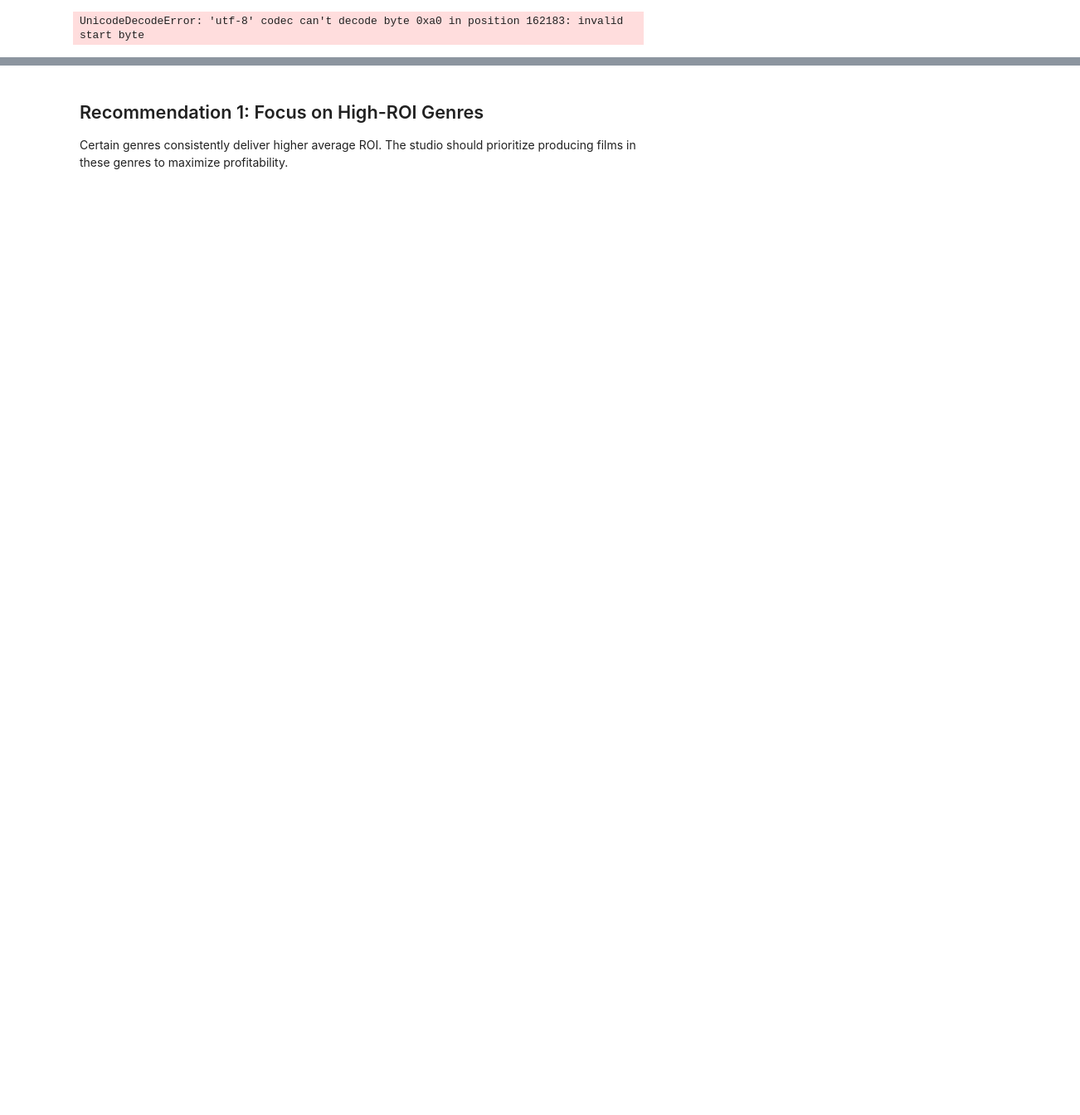
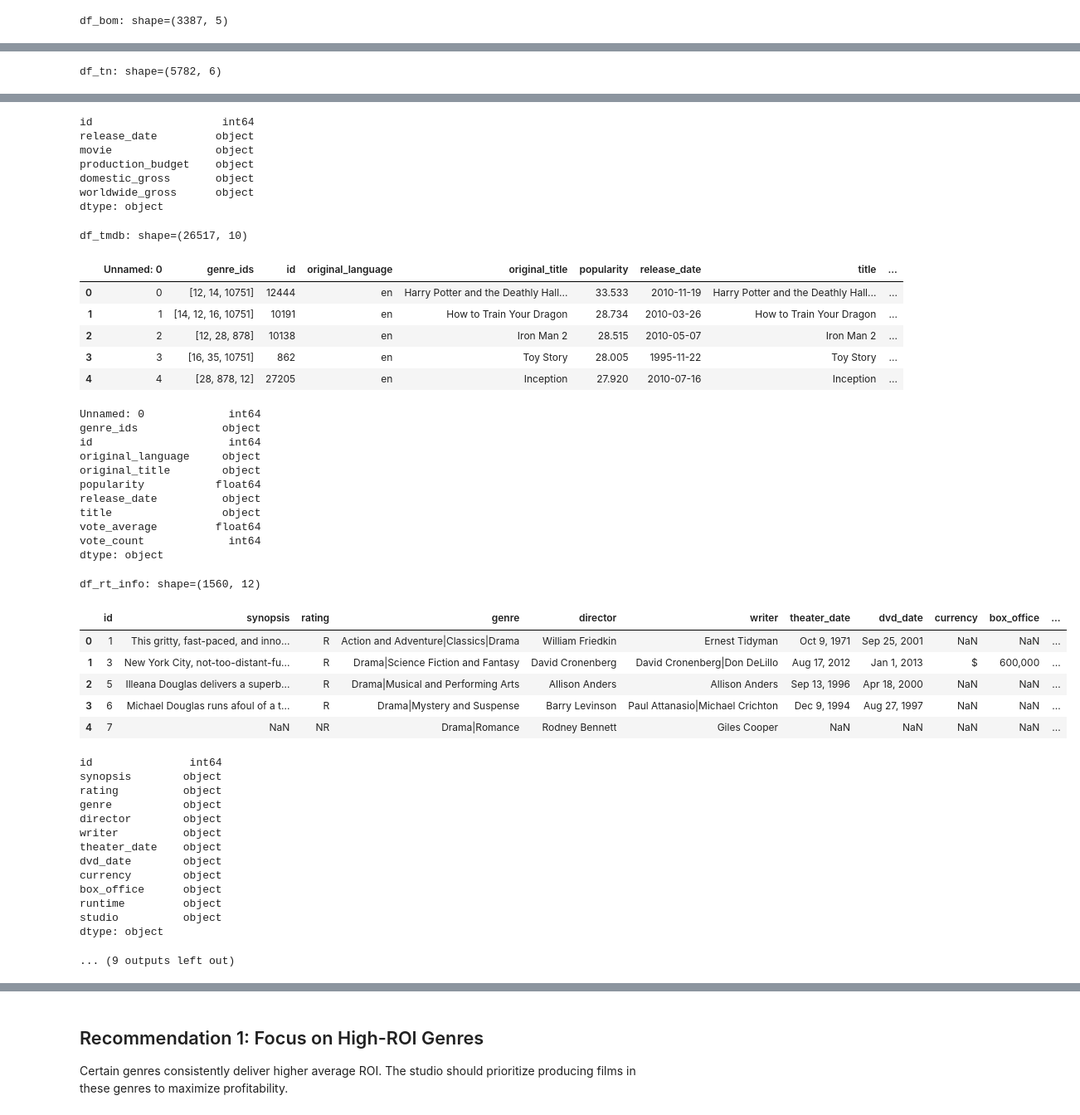
Before and after one commit to OpusDEI-cloud/dsc-phase-2-project-PT11-Grp4, a Jupyter notebook: Notebooks/Exploratory-notebook_4.ipynb, the cells around one changed output, grey strips where cells are left out. Shown: that part at 83% size. Cells and saved outputs as stored; diff of their text form; code cells hidden in the pictures; blank space fills up the shorter version.

```diff
--- a/Notebooks/Exploratory-notebook_4.ipynb
+++ b/Notebooks/Exploratory-notebook_4.ipynb
@@ -49,7 +49,7 @@ df_bom = pd.read_csv(bom_path)
 df_tn = pd.read_csv(tn_path, encoding='latin-1')
 df_tmdb = pd.read_csv(tmdb_path)
 df_rt_info = pd.read_csv(rt_info_path, sep='\t')
-df_rt_reviews = pd.read_csv(rt_reviews_path, sep='\t')
+df_rt_reviews = pd.read_csv(rt_reviews_path,encoding='latin-1',sep='\t')
 
 # Load SQLite tables
 conn = sqlite3.connect(imdb_db_path)
@@ -67,4 +67,4 @@ for name, df in [
     display(df.head())
     display(df.dtypes)
 # %% [output]
-UnicodeDecodeError: 'utf-8' codec can't decode byte 0xa0 in position 162183: invalid start byte
+df_bom: shape=(3387, 5)
@@ -70,0 +83 @@ UnicodeDecodeError: 'utf-8' codec can't decode byte 0xa0 in position 162183: inv
+df_tn: shape=(5782, 6)
@@ -71,2 +90,48 @@ UnicodeDecodeError: 'utf-8' codec can't decode byte 0xa0 in position 162183: inv
+id                    int64
+release_date         object
+movie                object
+production_budget    object
+domestic_gross       object
+worldwide_gross      object
+dtype: object
+df_tmdb: shape=(26517, 10)
+|  | Unnamed: 0 | genre_ids | id | original_language | original_title | popularity | release_date | title | ... |
+| 0 | 0 | [12, 14, 10751] | 12444 | en | Harry Potter and the Deathly Hall... | 33.533 | 2010-11-19 | Harry Potter and the Deathly Hall... | ... |
+| 1 | 1 | [14, 12, 16, 10751] | 10191 | en | How to Train Your Dragon | 28.734 | 2010-03-26 | How to Train Your Dragon | ... |
+| 2 | 2 | [12, 28, 878] | 10138 | en | Iron Man 2 | 28.515 | 2010-05-07 | Iron Man 2 | ... |
+| 3 | 3 | [16, 35, 10751] | 862 | en | Toy Story | 28.005 | 1995-11-22 | Toy Story | ... |
+| 4 | 4 | [28, 878, 12] | 27205 | en | Inception | 27.920 | 2010-07-16 | Inception | ... |
+Unnamed: 0             int64
+genre_ids             object
+id                     int64
+original_language     object
+original_title        object
+popularity           float64
+release_date          object
+title                 object
+vote_average         float64
+vote_count             int64
+dtype: object
+df_rt_info: shape=(1560, 12)
+|  | id | synopsis | rating | genre | director | writer | theater_date | dvd_date | currency | box_office | ... |
+| 0 | 1 | This gritty, fast-paced, and inno... | R | Action and Adventure|Classics|Drama | William Friedkin | Ernest Tidyman | Oct 9, 1971 | Sep 25, 2001 | NaN | NaN | ... |
+| 1 | 3 | New York City, not-too-distant-fu... | R | Drama|Science Fiction and Fantasy | David Cronenberg | David Cronenberg|Don DeLillo | Aug 17, 2012 | Jan 1, 2013 | $ | 600,000 | ... |
+| 2 | 5 | Illeana Douglas delivers a superb... | R | Drama|Musical and Performing Arts | Allison Anders | Allison Anders | Sep 13, 1996 | Apr 18, 2000 | NaN | NaN | ... |
+| 3 | 6 | Michael Douglas runs afoul of a t... | R | Drama|Mystery and Suspense | Barry Levinson | Paul Attanasio|Michael Crichton | Dec 9, 1994 | Aug 27, 1997 | NaN | NaN | ... |
+| 4 | 7 | NaN | NR | Drama|Romance | Rodney Bennett | Giles Cooper | NaN | NaN | NaN | NaN | ... |
+id               int64
+synopsis        object
+rating          object
+genre           object
+director        object
+writer          object
+theater_date    object
+dvd_date        object
+currency        object
+box_office      object
+runtime         object
+studio          object
+dtype: object
+... (9 outputs left out)
 # %% [markdown]
 # 3. Data Preparation
```
Also changed, not shown: parts of 18 cells of this notebook, 1 other file.
